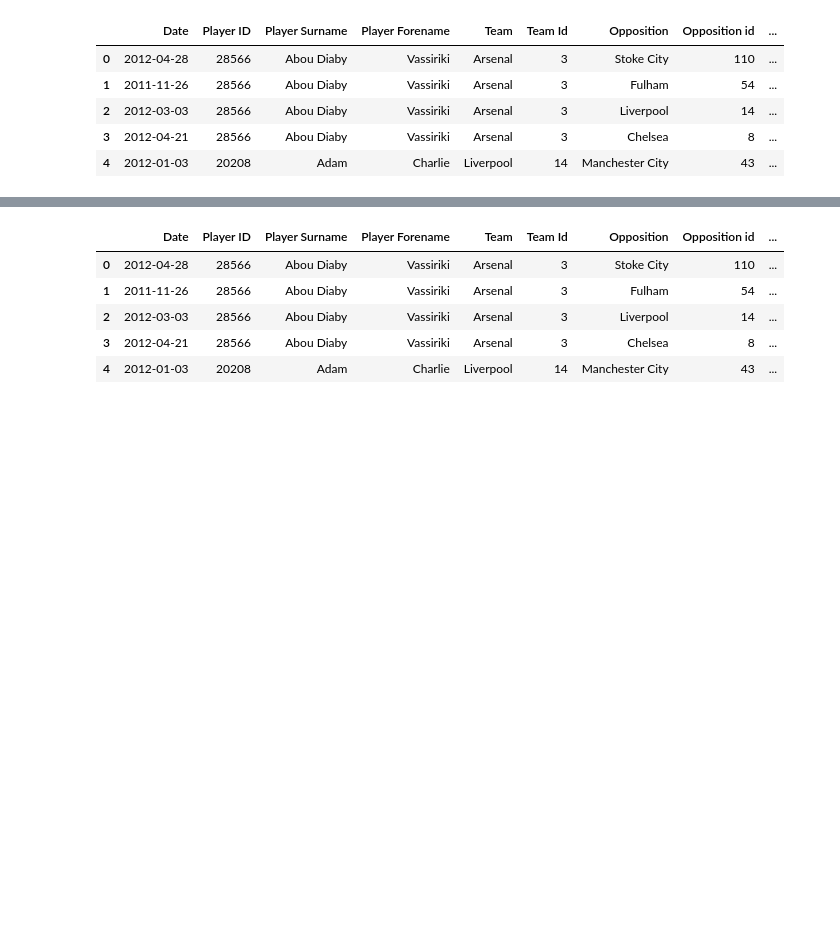
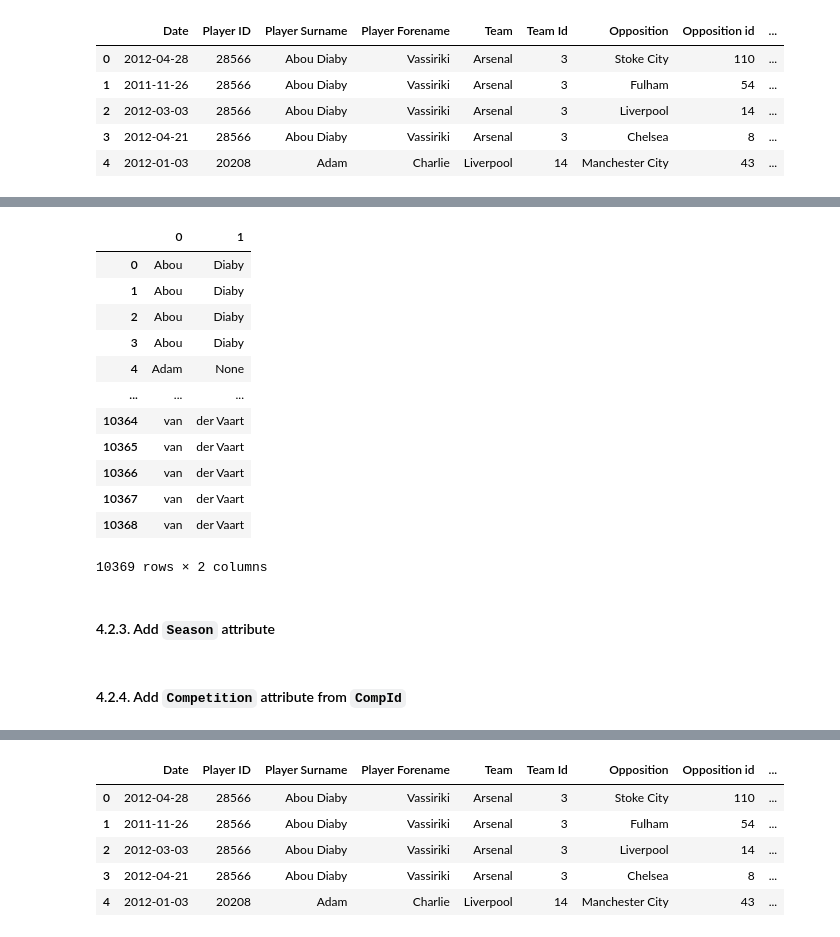
Before and after one commit to 7rao/football_analytics, a Jupyter notebook: notebooks/B) Data Engineering/Opta MCFC Analytics PL 2011-2012.ipynb, the cells around one changed output, grey strips where cells are left out. Drawn from its saved outputs; the diff is of its cells as text; code cells hidden in the pictures; blank space fills up the shorter version.

```diff
--- a/notebooks/B) Data Engineering/Opta MCFC Analytics PL 2011-2012.ipynb
+++ b/notebooks/B) Data Engineering/Opta MCFC Analytics PL 2011-2012.ipynb
@@ -1006,3 +1006,19 @@ df_opta_mbm[df_opta_mbm['Player Surname'] == 'Kolo Touré']
 | 5442 | 2011-11-05 | 12450 | Kolo Touré | NaN | Manchester City | 43 | Queens Park Rangers | 52 | ... |
 | 5443 | 2012-03-03 | 12450 | Kolo Touré | NaN | Manchester City | 43 | Bolton Wanderers | 30 | ... |
 | 5444 | 2011-12-03 | 12450 | Kolo Touré | NaN | Manchester City | 43 | Norwich City | 45 | ... |
+# %%
+df_opta_mbm['Player Surname'].str.split(" ", 1, expand=True)
+# %% [output]
+|  | 0 | 1 |
+| 0 | Abou | Diaby |
+| 1 | Abou | Diaby |
+| 2 | Abou | Diaby |
+| 3 | Abou | Diaby |
+| 4 | Adam | None |
+| ... | ... | ... |
+| 10364 | van | der Vaart |
+| 10365 | van | der Vaart |
+| 10366 | van | der Vaart |
+| 10367 | van | der Vaart |
+| 10368 | van | der Vaart |
+10369 rows × 2 columns
@@ -1009,2 +1027,4 @@ df_opta_mbm[df_opta_mbm['Player Surname'] == 'Kolo Touré']
+# %% [markdown]
+#### <a id='#section4.2.3'>4.2.3. Add `Season` attribute</a>
 # %%
 SeasId
@@ -1011,2 +1033,4 @@ SeasId
+# %% [markdown]
+#### <a id='#section4.2.4'>4.2.4. Add `Competition` attribute from `CompId`</a>
 # %%
 CompId
```
Also changed, not shown: parts of 22 cells of this notebook.
